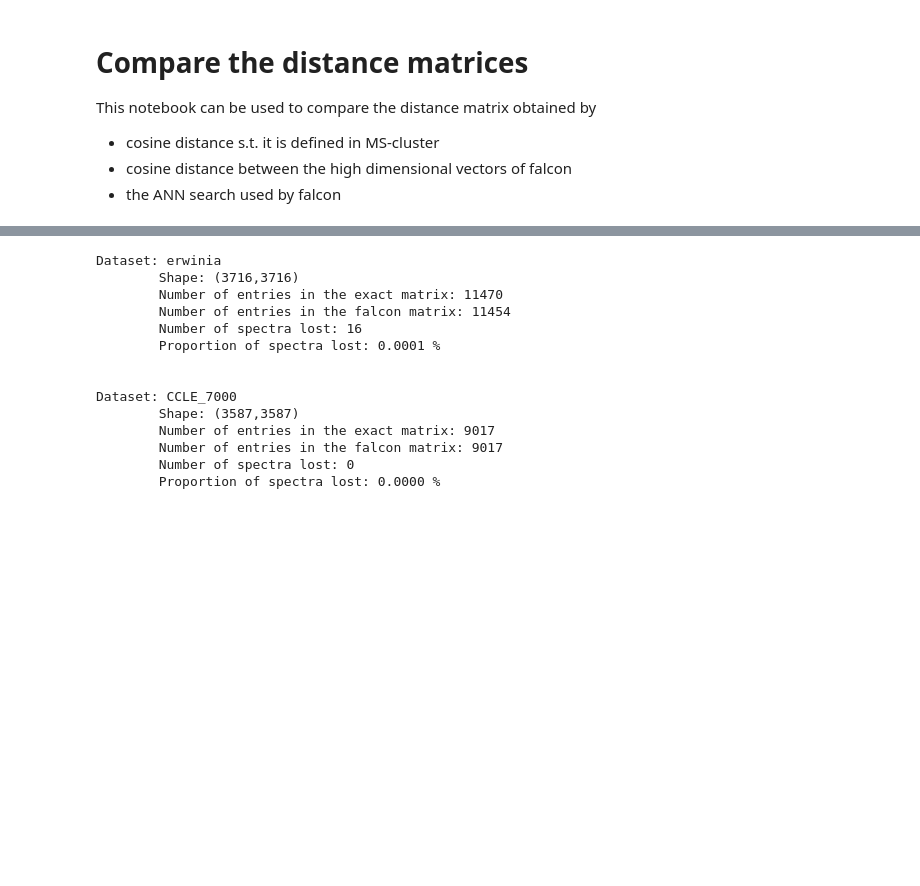
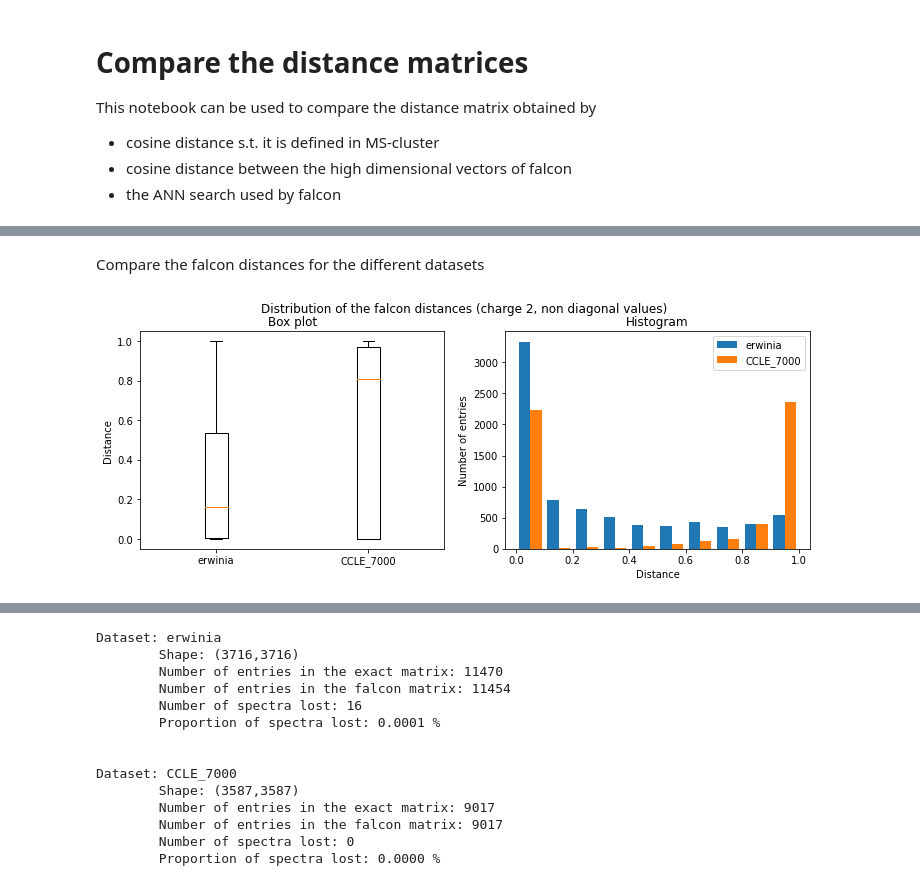
Before and after one commit to KilianMaes/falcon, a Jupyter notebook: notebooks/compareDistanceMatrices.ipynb, the cells around one changed output, grey strips where cells are left out. Drawn from its saved outputs; the diff is of its cells as text; code cells hidden in the pictures; blank space fills up the shorter version.

```diff
--- a/notebooks/compareDistanceMatrices.ipynb
+++ b/notebooks/compareDistanceMatrices.ipynb
@@ -63,0 +104,11 @@ plt.show()
+# %%
+precursor_tol_mass = 20 # ppm
+
+for ds_name, ds in data.items():
+    dist_falcon = ss.load_npz(os.path.join(ds['path'], 'nn', f'dist_{charge}.npz'))
+    ds['distance_falcon'] = dist_falcon
+    n_spectra = dist_falcon.shape[0]
+
+    print('Dataset: %s' % (ds_name,) )
+    print('\tShape: (%d,%d)' % (n_spectra, n_spectra) )
+    print('\tNumber of entries in the falcon matrix: %d \n' % (dist_falcon.nnz,) )
@@ -63,0 +123,22 @@ plt.show()
+# %% [markdown]
+Compare the falcon distances for the different datasets
+# %%
+dist = [extract_nondiag_values(ds['distance_falcon']) for ds in data.values()]
+labels = [l for l in data.keys()]
+
+fig, axs = plt.subplots(1, 2, figsize=(12,4))
+fig.suptitle(f"Distribution of the falcon distances (charge {charge}, non diagonal values)")
+
+axs[0].boxplot(dist, labels=labels)
+axs[0].set(title="Box plot",
+           ylabel="Distance")
+
+axs[1].hist(dist, histtype = 'bar', label = labels)
+axs[1].set(title="Histogram",
+       xlabel="Distance", ylabel="Number of entries")
+axs[1].legend()
+
+plt.savefig(os.path.join(exportPath, f'falcon_distances_distr_charge{charge}.png'), dpi=200)
+plt.show()
+# %% [output]
+[figure, added]
```
Also changed, not shown: parts of 22 cells of this notebook, 1 other file.
